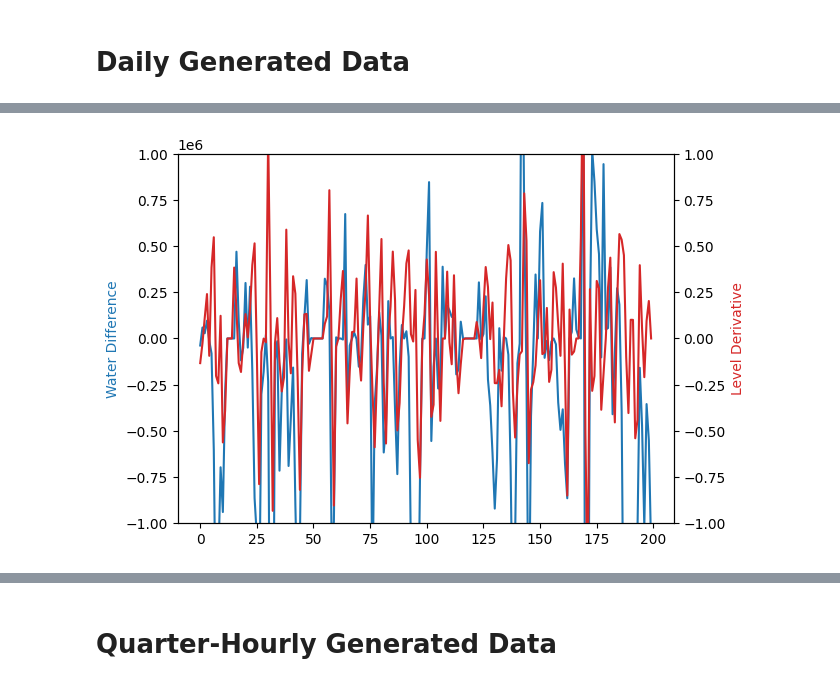
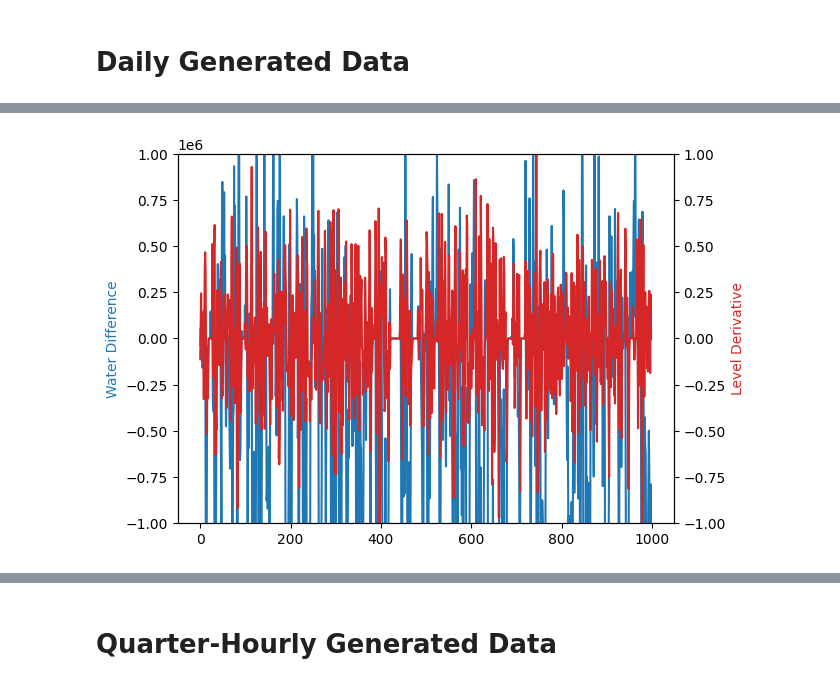
Before and after one commit to IainHigh/IEL, a Jupyter notebook: generatedDataExploration.ipynb, the cells around one changed output, grey strips where cells are left out. Cells and saved outputs as stored; diff of their text form; code cells hidden in the pictures.

```diff
--- a/generatedDataExploration.ipynb
+++ b/generatedDataExploration.ipynb
@@ -50,16 +50,16 @@ daily.describe()
 # %%
 # Plot the water difference and the level derivative against the date with different axis scales
 fig, ax1 = plt.subplots()
-ax1.plot(daily['Water Difference'])
+ax1.plot(daily['Water Difference'].iloc[0:2000])
 ax1.set_ylabel('Water Difference', color='tab:blue')
 ax1.set_ylim(-1000000, 1000000)
 ax2 = ax1.twinx()
-ax2.plot(daily['level_derivative'], color='tab:red')
+ax2.plot(daily['level_derivative'].iloc[0:2000], color='tab:red')
 ax2.set_ylabel('Level Derivative', color='tab:red')
 ax2.set_ylim(-1, 1)
 plt.show()
 # %% [output]
-[figure, old version]
+[figure, new version]
 # %%
 cols = ['Average Flow Rate', 'Total Rainfall', 'Average Water Level', 'Water Difference', 'level_derivative']
 sns.pairplot(daily[cols], height=2.5)
```
Also changed, not shown: parts of 10 cells of this notebook, 4 other files.
